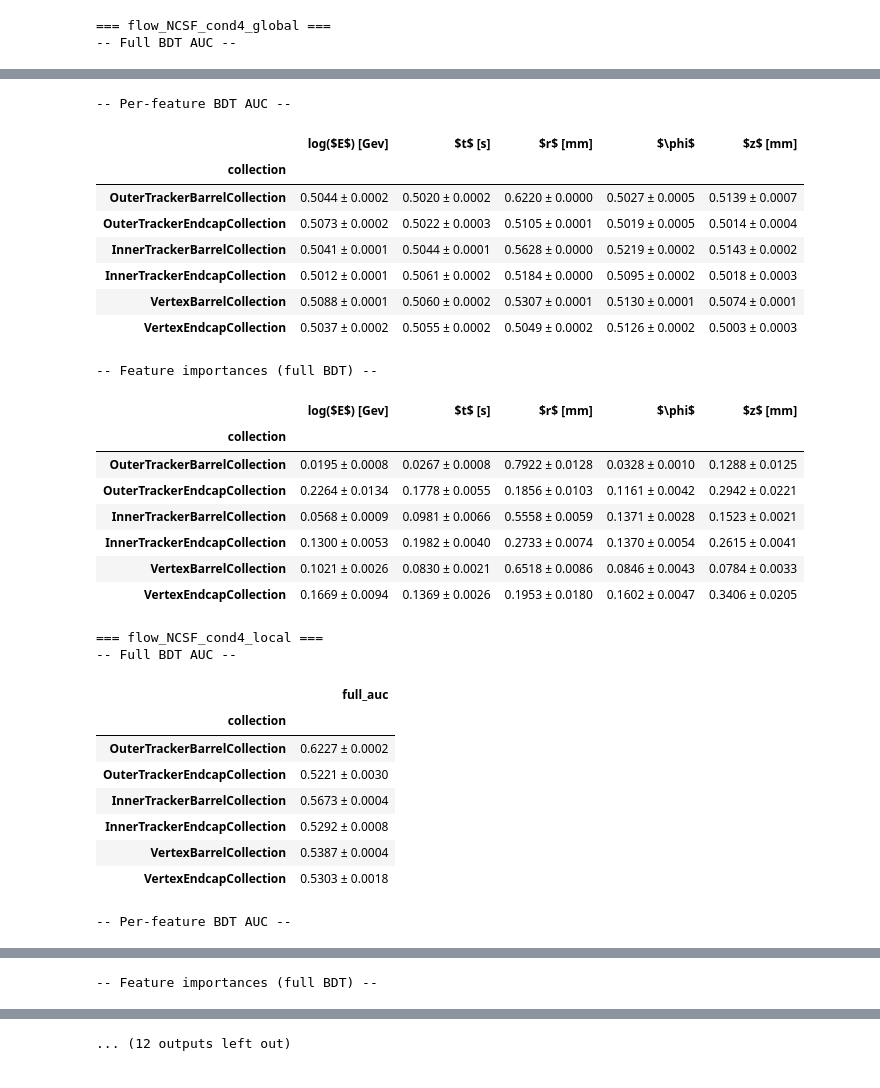
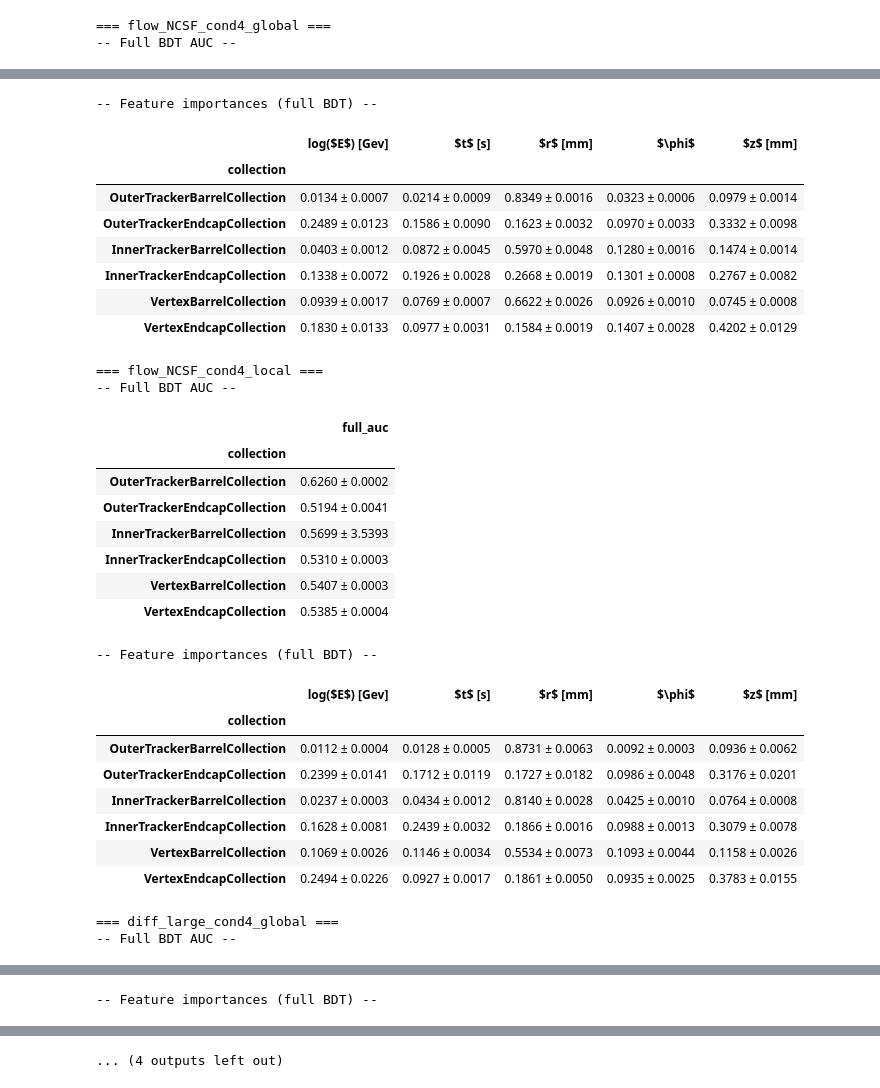
Before and after one commit to rmastand/fast_tracker_BIBgen_mucoll, a Jupyter notebook: nice_plots.ipynb, the cells around one changed output, grey strips where cells are left out. Cells and saved outputs as stored; diff of their text form; code cells hidden in the pictures.

```diff
--- a/nice_plots.ipynb
+++ b/nice_plots.ipynb
@@ -9,8 +9,10 @@ PLOTS_DIR = "plots"
 SUMMARY_DIRS = [
     "flow_NCSF_cond4_global",
     "flow_NCSF_cond4_local",
-    "flow_NSF_cond4_global",
-    "flow_NSF_cond4_local",
+    # "flow_NSF_cond4_global",
+    # "flow_NSF_cond4_local",
+    "diff_large_cond4_global",
+    "diff_large_cond4_local",
 ]
 # %%
 def parse_bdt_results(filepath):
@@ -85,13 +87,13 @@ for subdir in SUMMARY_DIRS:
     print("-- Full BDT AUC --")
     display(df[["collection", "full_auc"]].set_index("collection"))
 
-    # Per-feature AUC table
-    auc_cols = [c for c in df.columns if c.startswith("auc_")]
-    if auc_cols:
-        print("-- Per-feature BDT AUC --")
-        auc_df = df[["collection"] + auc_cols].set_index("collection")
-        auc_df.columns = [c.replace("auc_", "") for c in auc_df.columns]
-        display(auc_df)
+    # # Per-feature AUC table
+    # auc_cols = [c for c in df.columns if c.startswith("auc_")]
+    # if auc_cols:
+    #     print("-- Per-feature BDT AUC --")
+    #     auc_df = df[["collection"] + auc_cols].set_index("collection")
+    #     auc_df.columns = [c.replace("auc_", "") for c in auc_df.columns]
+    #     display(auc_df)
 
     # Feature importances table
     imp_cols = [c for c in df.columns if c.startswith("imp_")]
@@ -114,29 +116,30 @@ for subdir in SUMMARY_DIRS:
--- Per-feature BDT AUC --
+-- Feature importances (full BDT) --
 |  | log($E$) [Gev] | $t$ [s] | $r$ [mm] | $\phi$ | $z$ [mm] |
 | collection |  |  |  |  |  |
-| OuterTrackerBarrelCollection | 0.5044 ± 0.0002 | 0.5020 ± 0.0002 | 0.6220 ± 0.0000 | 0.5027 ± 0.0005 | 0.5139 ± 0.0007 |
-| OuterTrackerEndcapCollection | 0.5073 ± 0.0002 | 0.5022 ± 0.0003 | 0.5105 ± 0.0001 | 0.5019 ± 0.0005 | 0.5014 ± 0.0004 |
-| InnerTrackerBarrelCollection | 0.5041 ± 0.0001 | 0.5044 ± 0.0001 | 0.5628 ± 0.0000 | 0.5219 ± 0.0002 | 0.5143 ± 0.0002 |
-| InnerTrackerEndcapCollection | 0.5012 ± 0.0001 | 0.5061 ± 0.0002 | 0.5184 ± 0.0000 | 0.5095 ± 0.0002 | 0.5018 ± 0.0003 |
-| VertexBarrelCollection | 0.5088 ± 0.0001 | 0.5060 ± 0.0002 | 0.5307 ± 0.0001 | 0.5130 ± 0.0001 | 0.5074 ± 0.0001 |
-| VertexEndcapCollection | 0.5037 ± 0.0002 | 0.5055 ± 0.0002 | 0.5049 ± 0.0002 | 0.5126 ± 0.0002 | 0.5003 ± 0.0003 |
+| OuterTrackerBarrelCollection | 0.0134 ± 0.0007 | 0.0214 ± 0.0009 | 0.8349 ± 0.0016 | 0.0323 ± 0.0006 | 0.0979 ± 0.0014 |
+| OuterTrackerEndcapCollection | 0.2489 ± 0.0123 | 0.1586 ± 0.0090 | 0.1623 ± 0.0032 | 0.0970 ± 0.0033 | 0.3332 ± 0.0098 |
+| InnerTrackerBarrelCollection | 0.0403 ± 0.0012 | 0.0872 ± 0.0045 | 0.5970 ± 0.0048 | 0.1280 ± 0.0016 | 0.1474 ± 0.0014 |
+| InnerTrackerEndcapCollection | 0.1338 ± 0.0072 | 0.1926 ± 0.0028 | 0.2668 ± 0.0019 | 0.1301 ± 0.0008 | 0.2767 ± 0.0082 |
+| VertexBarrelCollection | 0.0939 ± 0.0017 | 0.0769 ± 0.0007 | 0.6622 ± 0.0026 | 0.0926 ± 0.0010 | 0.0745 ± 0.0008 |
+| VertexEndcapCollection | 0.1830 ± 0.0133 | 0.0977 ± 0.0031 | 0.1584 ± 0.0019 | 0.1407 ± 0.0028 | 0.4202 ± 0.0129 |
--- Feature importances (full BDT) --
+=== flow_NCSF_cond4_local ===
+-- Full BDT AUC --
-|  | log($E$) [Gev] | $t$ [s] | $r$ [mm] | $\phi$ | $z$ [mm] |
-| collection |  |  |  |  |  |
-| OuterTrackerBarrelCollection | 0.0195 ± 0.0008 | 0.0267 ± 0.0008 | 0.7922 ± 0.0128 | 0.0328 ± 0.0010 | 0.1288 ± 0.0125 |
-| OuterTrackerEndcapCollection | 0.2264 ± 0.0134 | 0.1778 ± 0.0055 | 0.1856 ± 0.0103 | 0.1161 ± 0.0042 | 0.2942 ± 0.0221 |
-| InnerTrackerBarrelCollection | 0.0568 ± 0.0009 | 0.0981 ± 0.0066 | 0.5558 ± 0.0059 | 0.1371 ± 0.0028 | 0.1523 ± 0.0021 |
-| InnerTrackerEndcapCollection | 0.1300 ± 0.0053 | 0.1982 ± 0.0040 | 0.2733 ± 0.0074 | 0.1370 ± 0.0054 | 0.2615 ± 0.0041 |
-| VertexBarrelCollection | 0.1021 ± 0.0026 | 0.0830 ± 0.0021 | 0.6518 ± 0.0086 | 0.0846 ± 0.0043 | 0.0784 ± 0.0033 |
-| VertexEndcapCollection | 0.1669 ± 0.0094 | 0.1369 ± 0.0026 | 0.1953 ± 0.0180 | 0.1602 ± 0.0047 | 0.3406 ± 0.0205 |
+|  | full_auc |
+| collection |  |
+| OuterTrackerBarrelCollection | 0.6260 ± 0.0002 |
+| OuterTrackerEndcapCollection | 0.5194 ± 0.0041 |
+| InnerTrackerBarrelCollection | 0.5699 ± 3.5393 |
+| InnerTrackerEndcapCollection | 0.5310 ± 0.0003 |
+| VertexBarrelCollection | 0.5407 ± 0.0003 |
+| VertexEndcapCollection | 0.5385 ± 0.0004 |
-=== flow_NCSF_cond4_local ===
--- Full BDT AUC --
+-- Feature importances (full BDT) --
-|  | full_auc |
-| collection |  |
-| OuterTrackerBarrelCollection | 0.6227 ± 0.0002 |
-| OuterTrackerEndcapCollection | 0.5221 ± 0.0030 |
-| InnerTrackerBarrelCollection | 0.5673 ± 0.0004 |
-| InnerTrackerEndcapCollection | 0.5292 ± 0.0008 |
-| VertexBarrelCollection | 0.5387 ± 0.0004 |
-| VertexEndcapCollection | 0.5303 ± 0.0018 |
+|  | log($E$) [Gev] | $t$ [s] | $r$ [mm] | $\phi$ | $z$ [mm] |
+| collection |  |  |  |  |  |
+| OuterTrackerBarrelCollection | 0.0112 ± 0.0004 | 0.0128 ± 0.0005 | 0.8731 ± 0.0063 | 0.0092 ± 0.0003 | 0.0936 ± 0.0062 |
+| OuterTrackerEndcapCollection | 0.2399 ± 0.0141 | 0.1712 ± 0.0119 | 0.1727 ± 0.0182 | 0.0986 ± 0.0048 | 0.3176 ± 0.0201 |
+| InnerTrackerBarrelCollection | 0.0237 ± 0.0003 | 0.0434 ± 0.0012 | 0.8140 ± 0.0028 | 0.0425 ± 0.0010 | 0.0764 ± 0.0008 |
+| InnerTrackerEndcapCollection | 0.1628 ± 0.0081 | 0.2439 ± 0.0032 | 0.1866 ± 0.0016 | 0.0988 ± 0.0013 | 0.3079 ± 0.0078 |
+| VertexBarrelCollection | 0.1069 ± 0.0026 | 0.1146 ± 0.0034 | 0.5534 ± 0.0073 | 0.1093 ± 0.0044 | 0.1158 ± 0.0026 |
+| VertexEndcapCollection | 0.2494 ± 0.0226 | 0.0927 ± 0.0017 | 0.1861 ± 0.0050 | 0.0935 ± 0.0025 | 0.3783 ± 0.0155 |
--- Per-feature BDT AUC --
+=== diff_large_cond4_global ===
+-- Full BDT AUC --
@@ -160 +163 @@ for subdir in SUMMARY_DIRS:
-... (12 outputs left out)
+... (4 outputs left out)
```
Also changed, not shown: parts of 9 cells of this notebook, 6 other files.
